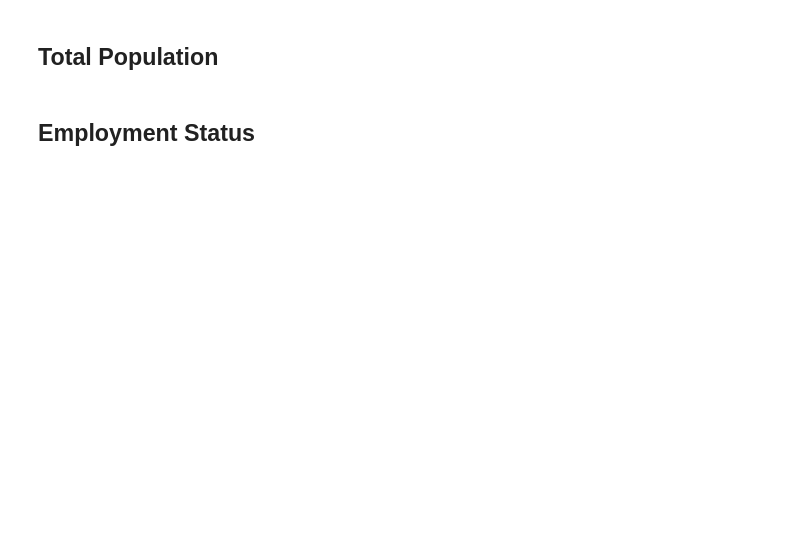
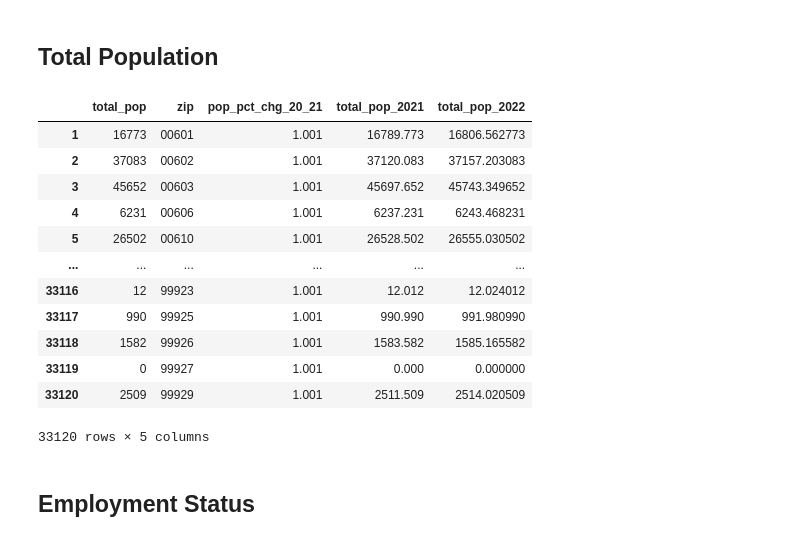
Before and after one commit to jhancuch/sba-loan-credit-analysis, a Jupyter notebook: eda/forecasting_census_variables.ipynb, the cells around one changed output. Drawn from its saved outputs; the diff is of its cells as text; code cells hidden in the pictures; blank space fills up the shorter version.

```diff
--- a/eda/forecasting_census_variables.ipynb
+++ b/eda/forecasting_census_variables.ipynb
@@ -193,7 +193,7 @@ tot_pop2['total_pop'] = tot_pop2['total_pop'].astype(int)
 # %%
 # https://www.census.gov/library/stories/2021/12/us-population-grew-in-2021-slowest-rate-since-founding-of-the-nation.html
 
-tot_pop2['pop_pct_chg_20_21'] = .001
+tot_pop2['pop_pct_chg_20_21'] = 1.001
 # %%
 tot_pop2
 # %% [output]
@@ -374,5 +460,24 @@ for i in range(0, len(bp_zip2)):
 # %% [markdown]
 ## Total Population
+# %%
+tot_pop2['total_pop_2021'] = tot_pop2['total_pop'] * tot_pop2['pop_pct_chg_20_21']
+tot_pop2['total_pop_2022'] = tot_pop2['total_pop_2021'] * tot_pop2['pop_pct_chg_20_21']
+# %%
+tot_pop2
+# %% [output]
+|  | total_pop | zip | pop_pct_chg_20_21 | total_pop_2021 | total_pop_2022 |
+| 1 | 16773 | 00601 | 1.001 | 16789.773 | 16806.562773 |
+| 2 | 37083 | 00602 | 1.001 | 37120.083 | 37157.203083 |
+| 3 | 45652 | 00603 | 1.001 | 45697.652 | 45743.349652 |
+| 4 | 6231 | 00606 | 1.001 | 6237.231 | 6243.468231 |
+| 5 | 26502 | 00610 | 1.001 | 26528.502 | 26555.030502 |
+| ... | ... | ... | ... | ... | ... |
+| 33116 | 12 | 99923 | 1.001 | 12.012 | 12.024012 |
+| 33117 | 990 | 99925 | 1.001 | 990.990 | 991.980990 |
+| 33118 | 1582 | 99926 | 1.001 | 1583.582 | 1585.165582 |
+| 33119 | 0 | 99927 | 1.001 | 0.000 | 0.000000 |
+| 33120 | 2509 | 99929 | 1.001 | 2511.509 | 2514.020509 |
+33120 rows × 5 columns
 # %% [markdown]
 ## Employment Status
 # %%
```
Also changed, not shown: parts of 16 cells of this notebook.
